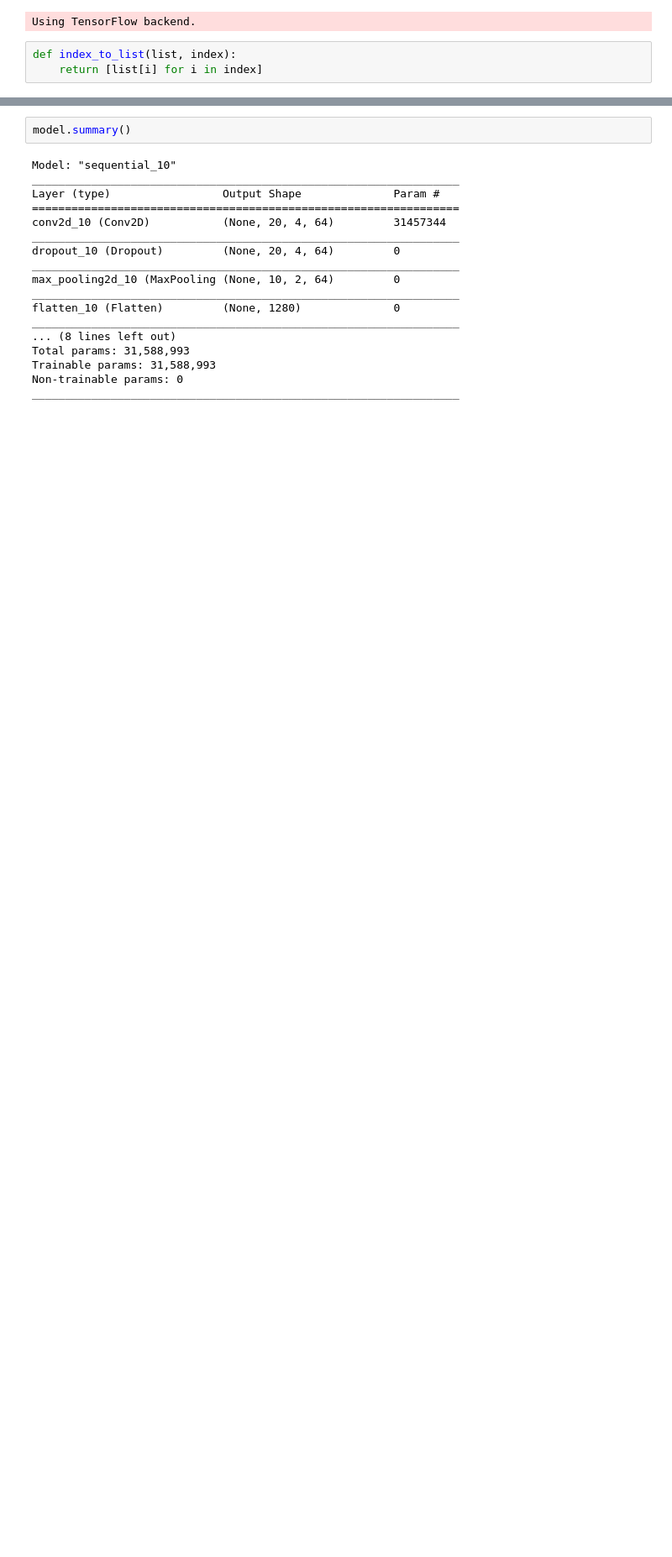
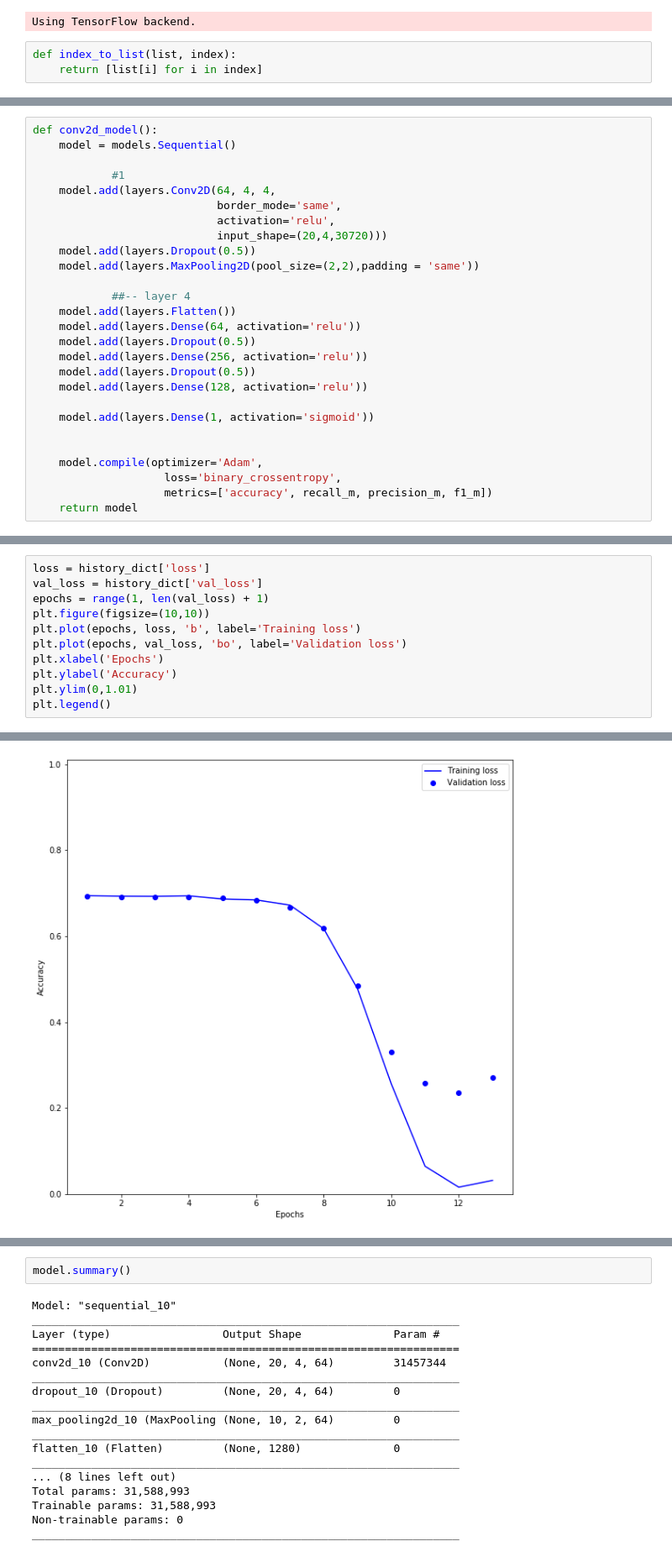
Before and after one commit to ws17863276480/MDD, a Jupyter notebook: MDD_DL-band_model.ipynb, the cells around one changed output, grey strips where cells are left out. Shown at 84% size. Cells and saved outputs as stored; diff of their text form; blank space fills up the shorter version.

```diff
--- a/MDD_DL-band_model.ipynb
+++ b/MDD_DL-band_model.ipynb
@@ -157,0 +177,27 @@ def index_to_list(list, index):
+# %%
+def conv2d_model():
+    model = models.Sequential()
+
+            #1
+    model.add(layers.Conv2D(64, 4, 4,
+                            border_mode='same',
+                            activation='relu',
+                            input_shape=(20,4,30720)))
+    model.add(layers.Dropout(0.5))
+    model.add(layers.MaxPooling2D(pool_size=(2,2),padding = 'same'))
+
+            ##-- layer 4
+    model.add(layers.Flatten())
+    model.add(layers.Dense(64, activation='relu'))
+    model.add(layers.Dropout(0.5))
+    model.add(layers.Dense(256, activation='relu'))
+    model.add(layers.Dropout(0.5))
+    model.add(layers.Dense(128, activation='relu'))
+
+    model.add(layers.Dense(1, activation='sigmoid'))
+
+
+    model.compile(optimizer='Adam',
+                    loss='binary_crossentropy',
+                    metrics=['accuracy', recall_m, precision_m, f1_m])
+    return model
@@ -157,0 +245,12 @@ def index_to_list(list, index):
+# %%
+loss = history_dict['loss']
+val_loss = history_dict['val_loss']
+epochs = range(1, len(val_loss) + 1)
+plt.figure(figsize=(10,10))
+plt.plot(epochs, loss, 'b', label='Training loss')
+plt.plot(epochs, val_loss, 'bo', label='Validation loss')
+plt.xlabel('Epochs')
+plt.ylabel('Accuracy')
+plt.ylim(0,1.01)
+plt.legend()
+# %% [output]
@@ -157,0 +258 @@ def index_to_list(list, index):
+[figure, added]
```
Also changed, not shown: parts of 14 cells of this notebook.
